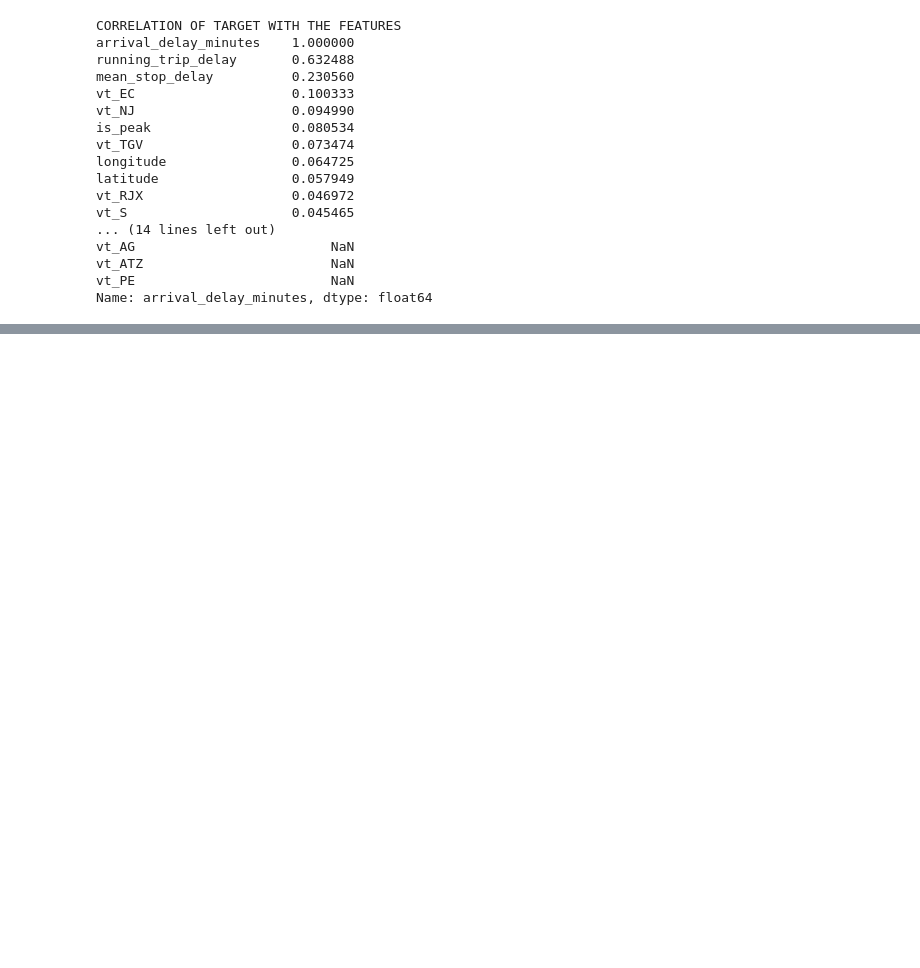
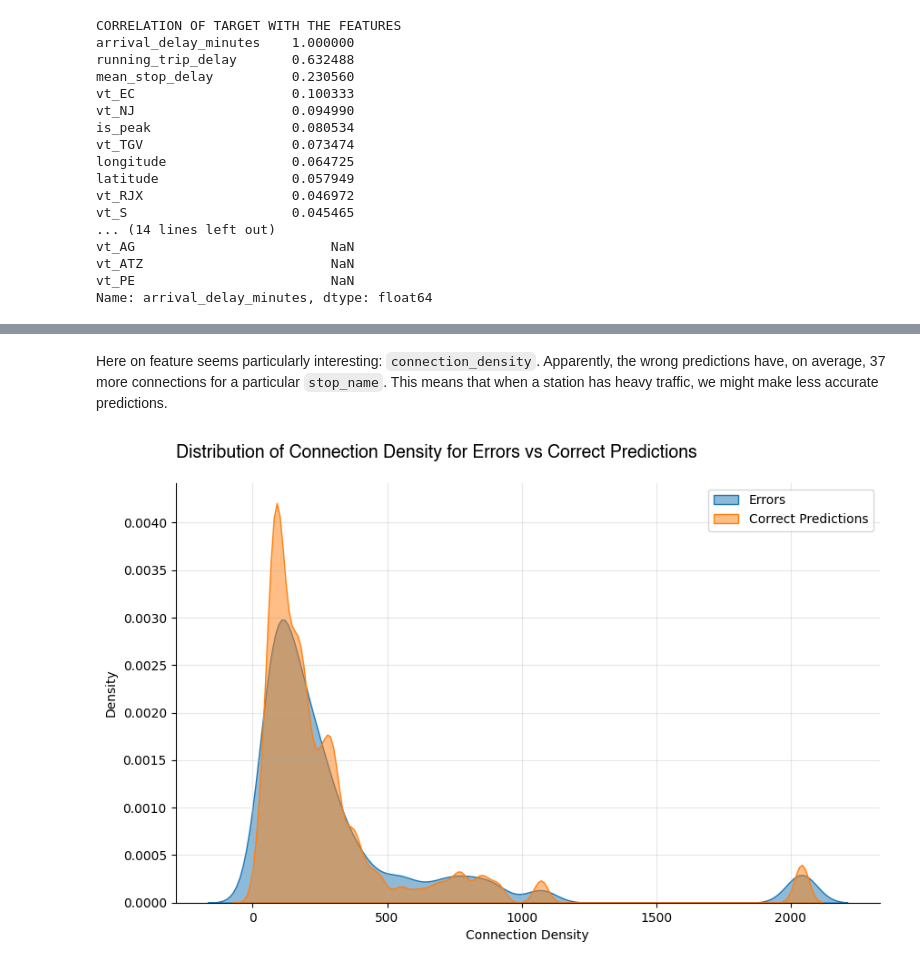
Before and after one commit to YVYX04/Swiss_Train_ML, a Jupyter notebook: notebooks/models/baseline_models_v1.ipynb, the cells around one changed output, grey strips where cells are left out. Drawn from its saved outputs; the diff is of its cells as text; code cells hidden in the pictures; blank space fills up the shorter version.

```diff
--- a/notebooks/models/baseline_models_v1.ipynb
+++ b/notebooks/models/baseline_models_v1.ipynb
@@ -423,0 +717,14 @@ However, as expected, the congestion features are the ones who cary the highest
+# %%
+# Random Forest
+rf_model = RandomForestClassifier(
+    n_estimators=300,
+    random_state=42,
+    n_jobs=-1,
+    class_weight="balanced_subsample"
+)
+
+# fit the model
+rf_model.fit(X_train, y_train)
+
+# predict
+y_pred_rf = rf_model.predict(X_test)
@@ -423,0 +769,8 @@ However, as expected, the congestion features are the ones who cary the highest
+# %%
+# df_error
+df_error = X_test.copy()
+df_error['true_delay'] = y_test
+df_error['predicted_delay'] = y_pred_rf
+df_error['error'] = np.abs(df_error['true_delay'] - df_error['predicted_delay']) # 0 if correct, 1 if wrongly predicted
+
+df_error.head()
@@ -423,0 +831,24 @@ However, as expected, the congestion features are the ones who cary the highest
+# %% [markdown]
+Here on feature seems particularly interesting: `connection_density`. Apparently, the wrong predictions have, on average, 37 more connections for a particular `stop_name`. This means that when a station has heavy traffic, we might make less accurate predictions.
+# %%
+connection_errors = df_error[df_error['error'] == 1]['connection_density']
+connection_corrects = df_error[df_error['error'] == 0]['connection_density']
+
+# plot distributions
+fig, ax = plt.subplots(figsize=(10, 6))
+sns.kdeplot(connection_errors, label='Errors', fill=True, alpha=0.5, ax=ax)
+sns.kdeplot(connection_corrects, label='Correct Predictions', fill=True, alpha=0.5, ax=ax)
+
+# aesthetics
+ax.set_xlabel('Connection Density')
+ax.set_ylabel('Density')
+ax.set_title('Distribution of Connection Density for Errors vs Correct Predictions',
+             loc='left', pad=20, fontsize=14, family='Helvetica')
+ax.legend()
+ax.grid(alpha=0.3)
+ax.spines['top'].set_visible(False)
+ax.spines['right'].set_visible(False)
+plt.savefig("../../images/connection_density_errors_vs_corrects.png", dpi=500)
+plt.show()
+# %% [output]
+[figure, added]
```
Also changed, not shown: parts of 60 cells of this notebook.
